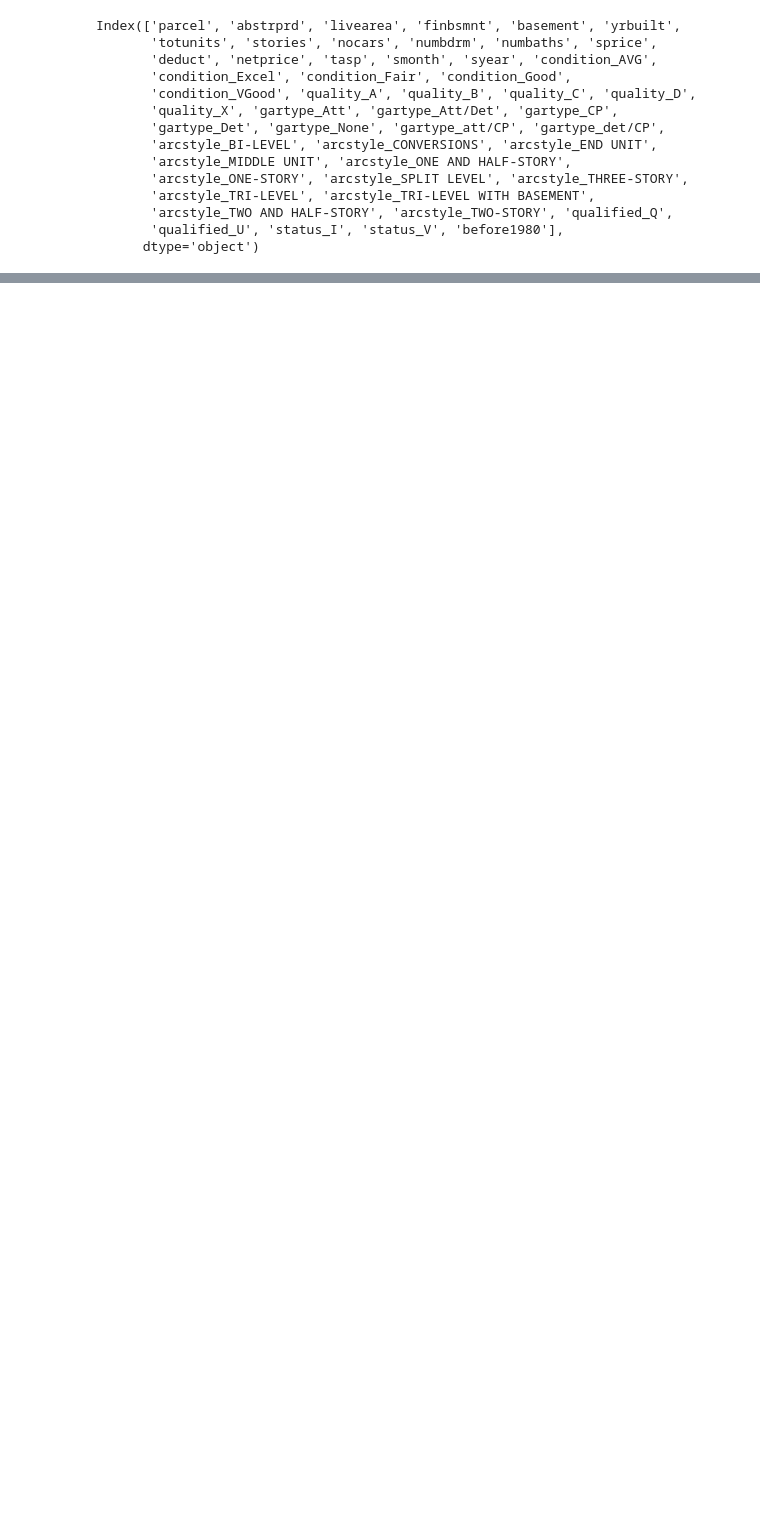
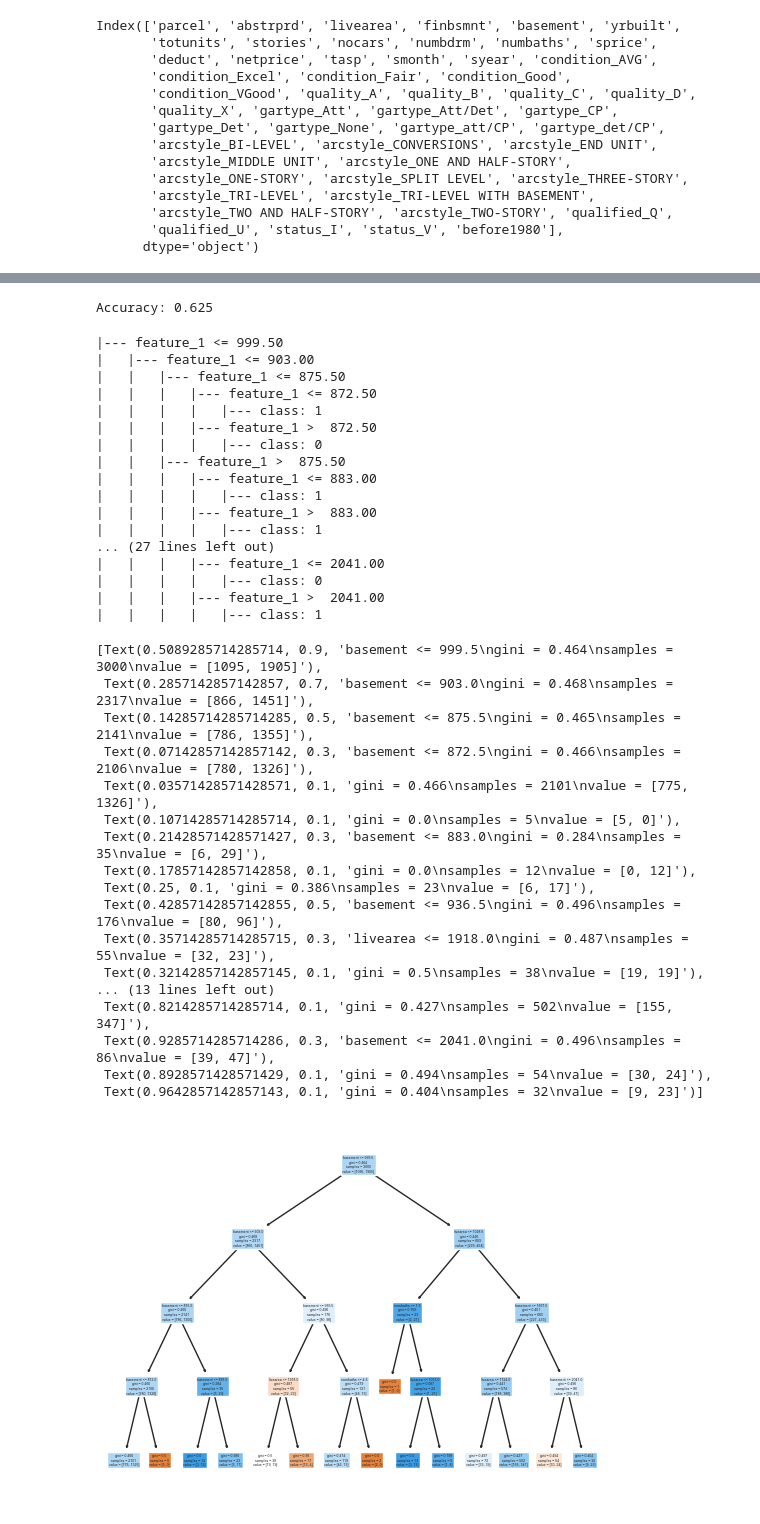
Before and after one commit to nikolai3ldwin/Python_DS_ML, a Jupyter notebook: ML_1980homes.ipynb, the cells around one changed output, grey strips where cells are left out. Saved outputs shown, nothing was run; the diff lists cells and outputs as text; code cells hidden in the pictures; blank space fills up the shorter version.

```diff
--- a/ML_1980homes.ipynb
+++ b/ML_1980homes.ipynb
@@ -105,0 +110,56 @@ metrics.accuracy_score(y_test, y_predictions)
+# %%
+# Create a decision tree
+classifier_DT = DecisionTreeClassifier(max_depth=4)
+
+# Fit the decision tree
+classifier_DT.fit(x_train, y_train)
+
+# Test the decision tree (make predictions)
+y_predicted_DT = classifier_DT.predict(x_test)
+
+# Evaluate the decision tree
+print("Accuracy:", metrics.accuracy_score(y_test, y_predicted_DT))
+# %% [output]
+Accuracy: 0.625
+# %%
+# method 1 - text
+print(tree.export_text(classifier_DT))
+
+# method 2 - graph
+tree.plot_tree(classifier_DT, feature_names=x.columns, filled=True)
+# %% [output]
+|--- feature_1 <= 999.50
+|   |--- feature_1 <= 903.00
+|   |   |--- feature_1 <= 875.50
+|   |   |   |--- feature_1 <= 872.50
+|   |   |   |   |--- class: 1
+|   |   |   |--- feature_1 >  872.50
+|   |   |   |   |--- class: 0
+|   |   |--- feature_1 >  875.50
+|   |   |   |--- feature_1 <= 883.00
+|   |   |   |   |--- class: 1
+|   |   |   |--- feature_1 >  883.00
+|   |   |   |   |--- class: 1
+... (27 lines left out)
+|   |   |   |--- feature_1 <= 2041.00
+|   |   |   |   |--- class: 0
+|   |   |   |--- feature_1 >  2041.00
+|   |   |   |   |--- class: 1
+[Text(0.5089285714285714, 0.9, 'basement <= 999.5\ngini = 0.464\nsamples = 3000\nvalue = [1095, 1905]'),
+ Text(0.2857142857142857, 0.7, 'basement <= 903.0\ngini = 0.468\nsamples = 2317\nvalue = [866, 1451]'),
+ Text(0.14285714285714285, 0.5, 'basement <= 875.5\ngini = 0.465\nsamples = 2141\nvalue = [786, 1355]'),
+ Text(0.07142857142857142, 0.3, 'basement <= 872.5\ngini = 0.466\nsamples = 2106\nvalue = [780, 1326]'),
+ Text(0.03571428571428571, 0.1, 'gini = 0.466\nsamples = 2101\nvalue = [775, 1326]'),
+ Text(0.10714285714285714, 0.1, 'gini = 0.0\nsamples = 5\nvalue = [5, 0]'),
+ Text(0.21428571428571427, 0.3, 'basement <= 883.0\ngini = 0.284\nsamples = 35\nvalue = [6, 29]'),
+ Text(0.17857142857142858, 0.1, 'gini = 0.0\nsamples = 12\nvalue = [0, 12]'),
+ Text(0.25, 0.1, 'gini = 0.386\nsamples = 23\nvalue = [6, 17]'),
+ Text(0.42857142857142855, 0.5, 'basement <= 936.5\ngini = 0.496\nsamples = 176\nvalue = [80, 96]'),
+ Text(0.35714285714285715, 0.3, 'livearea <= 1918.0\ngini = 0.487\nsamples = 55\nvalue = [32, 23]'),
+ Text(0.32142857142857145, 0.1, 'gini = 0.5\nsamples = 38\nvalue = [19, 19]'),
+... (13 lines left out)
+ Text(0.8214285714285714, 0.1, 'gini = 0.427\nsamples = 502\nvalue = [155, 347]'),
+ Text(0.9285714285714286, 0.3, 'basement <= 2041.0\ngini = 0.496\nsamples = 86\nvalue = [39, 47]'),
+ Text(0.8928571428571429, 0.1, 'gini = 0.494\nsamples = 54\nvalue = [30, 24]'),
+ Text(0.9642857142857143, 0.1, 'gini = 0.404\nsamples = 32\nvalue = [9, 23]')]
+[figure, added]
```
Also changed, not shown: parts of 15 cells of this notebook.
